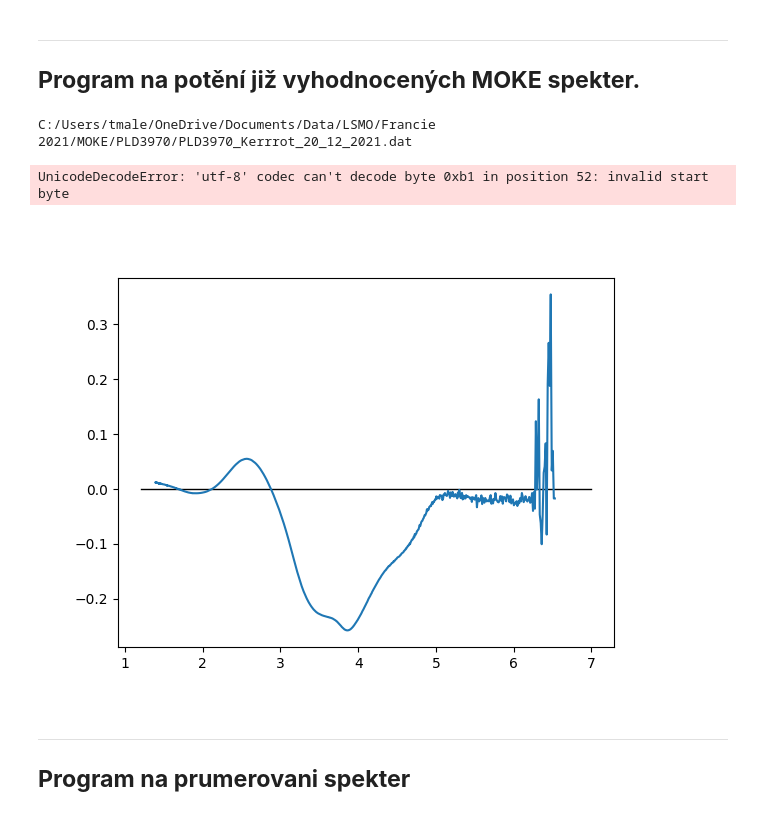
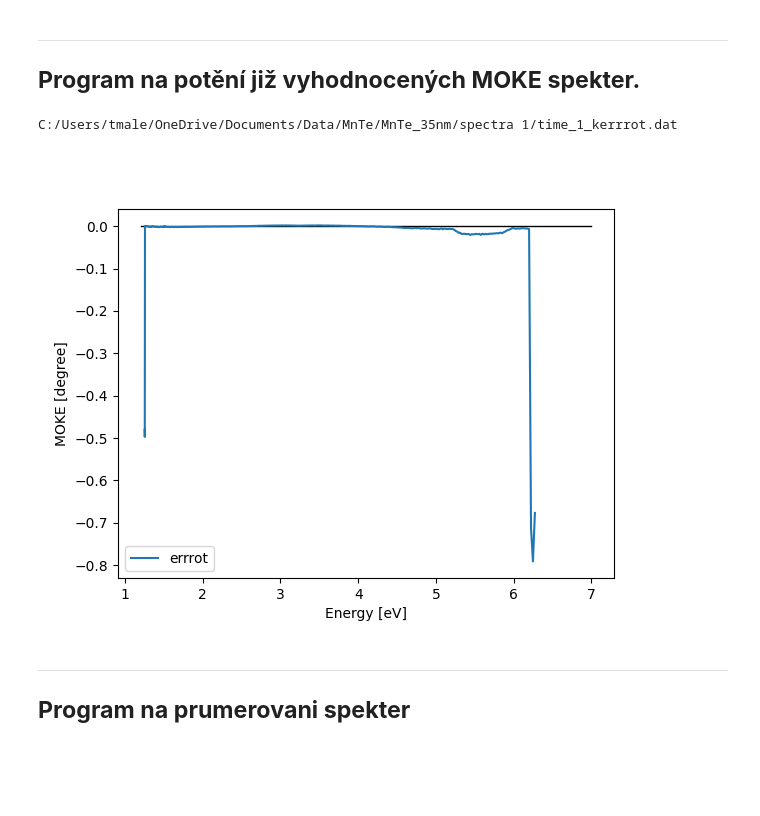
Before and after one commit to tomasek123/Default-script, a Jupyter notebook: Magnetooptika_experimenty.ipynb, the cells around one changed output. Cells and saved outputs as stored; diff of their text form; code cells hidden in the pictures; blank space fills up the shorter version.

```diff
--- a/Magnetooptika_experimenty.ipynb
+++ b/Magnetooptika_experimenty.ipynb
@@ -142,38 +142,38 @@ import ipywidgets as widgets
 
 
 plt.plot([1.2,7],[0,0],'k-', linewidth = 1)
-for i in range (1,4):
+for i in range (1,2):
     root = Tk()
     root.withdraw()
     root.call('wm', 'attributes', '.', '-topmost', True)
     filename = filedialog.askopenfilename(title = "Select file",filetypes = (("txt files","*.dat .txt .KNT"),("all files","*.*")),multiple=True)
     root.destroy()
     for filee in filename:
         data = pd.read_csv(filee,comment='#', index_col=0)
         plt.plot(data['MOKE'], label = filee[-10:-4])
         print(filee)
+
 
 
 
 # sto = pd.read_csv(r'C:\\Users\\tmale\\OneDrive\\Documents\\Data\\LSMO\\Francie 2021\\MOKE\\PLD3967\\PLD3967_Kerrrot_15_03_2022.dat', index_col=0)
 # plt.plot(sto,'k--',label = 'Reference')
 # rozdil = pd.concat([data,sto])
 # rozdil = rozdil.sort_index()
 # rozdil = rozdil.interpolate(method = 'index')
 # plt.plot(rozdil['MOKE'].subtract(rozdil['MOKEE']), label = 'Rozdil')
 
 
 
 # plt.title('PLD3978')
 plt.ylabel('MOKE [degree]')
 plt.xlabel('Energy [eV]')
 plt.legend()
 # plt.ylim(-0.1,0.2)
 plt.show()
 # %% [output]
-C:/Users/tmale/OneDrive/Documents/Data/LSMO/Francie 2021/MOKE/PLD3970/PLD3970_Kerrrot_20_12_2021.dat
+C:/Users/tmale/OneDrive/Documents/Data/MnTe/MnTe_35nm/spectra 1/time_1_kerrrot.dat
-UnicodeDecodeError: 'utf-8' codec can't decode byte 0xb1 in position 52: invalid start byte
-[figure, old version]
+[figure, new version]
 # %% [markdown]
 ---
 ## **Program na prumerovani spekter**
```
Also changed, not shown: parts of 2 cells of this notebook, 3 other files.
